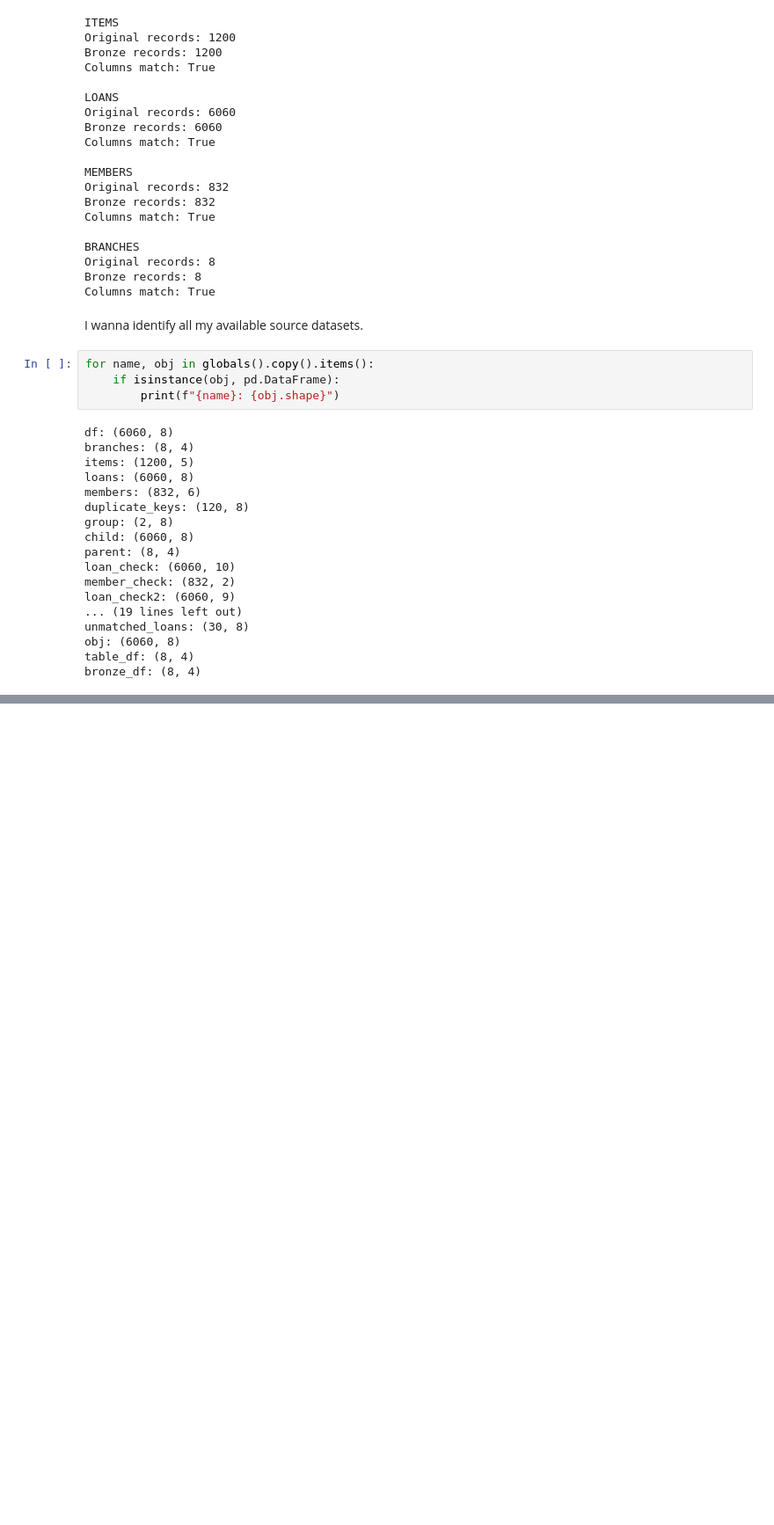
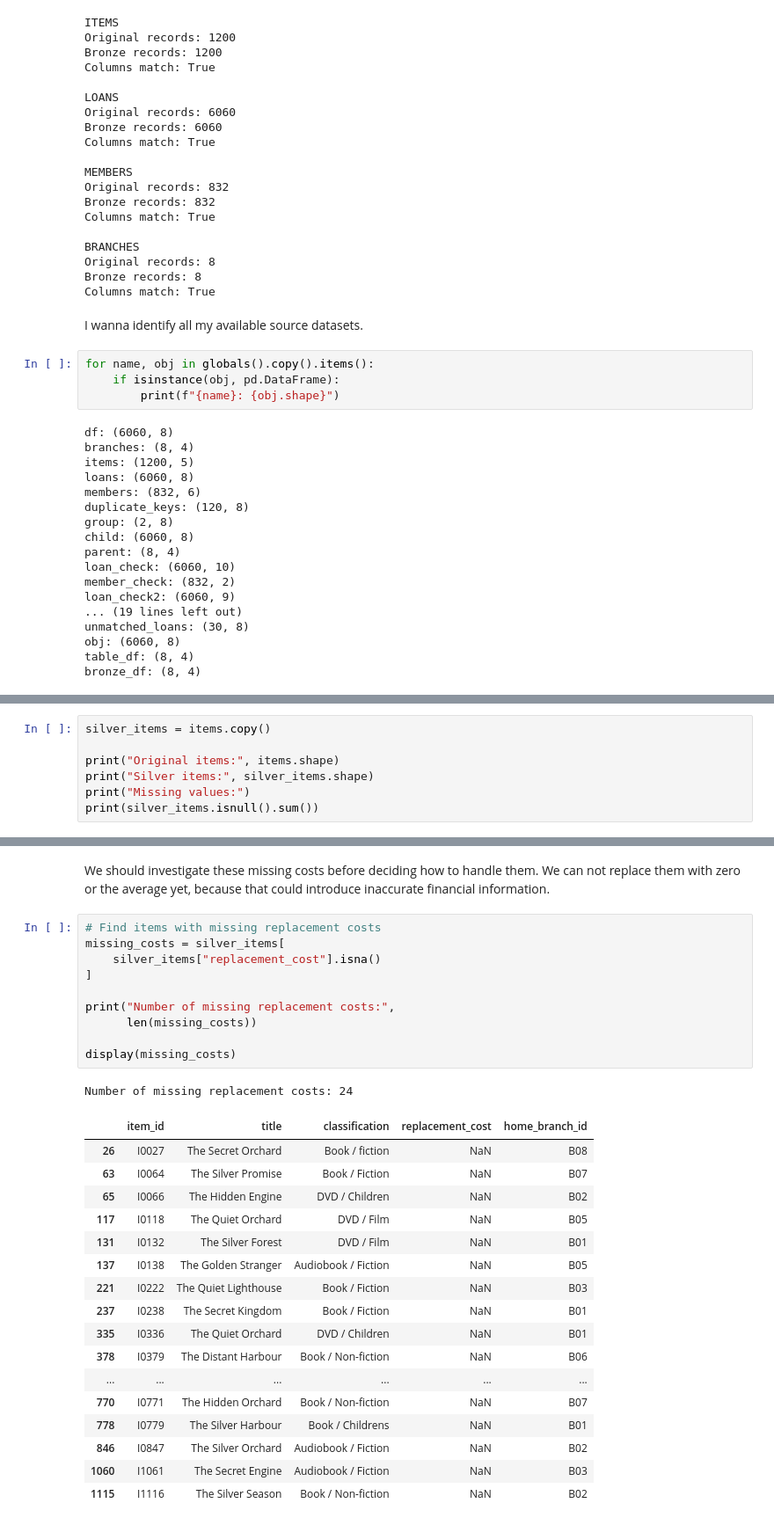
Before and after one commit to WingmanShi/library_data_generator, a Jupyter notebook: Copy_of_library_data_generator.ipynb, the cells around one changed output, grey strips where cells are left out. Shown at 88% size. Saved outputs shown, nothing was run; the diff lists cells and outputs as text; blank space fills up the shorter version.

Commit message:
Add Silver layer items cleaning and validation

```diff
--- a/Copy_of_library_data_generator.ipynb
+++ b/Copy_of_library_data_generator.ipynb
@@ -2492,0 +2512,7 @@ bronze_df: (8, 4)
+# %%
+silver_items = items.copy()
+
+print("Original items:", items.shape)
+print("Silver items:", silver_items.shape)
+print("Missing values:")
+print(silver_items.isnull().sum())
@@ -2492,0 +2529,31 @@ bronze_df: (8, 4)
+# %% [markdown]
+We should investigate these missing costs before deciding how to handle them. We can not replace them with zero or the average yet, because that could introduce inaccurate financial information.
+# %%
+# Find items with missing replacement costs
+missing_costs = silver_items[
+    silver_items["replacement_cost"].isna()
+]
+
+print("Number of missing replacement costs:",
+      len(missing_costs))
+
+display(missing_costs)
+# %% [output]
+Number of missing replacement costs: 24
+|  | item_id | title | classification | replacement_cost | home_branch_id |
+| 26 | I0027 | The Secret Orchard | Book / fiction | NaN | B08 |
+| 63 | I0064 | The Silver Promise | Book / Fiction | NaN | B07 |
+| 65 | I0066 | The Hidden Engine | DVD / Children | NaN | B02 |
+| 117 | I0118 | The Quiet Orchard | DVD / Film | NaN | B05 |
+| 131 | I0132 | The Silver Forest | DVD / Film | NaN | B01 |
+| 137 | I0138 | The Golden Stranger | Audiobook / Fiction | NaN | B05 |
+| 221 | I0222 | The Quiet Lighthouse | Book / Fiction | NaN | B03 |
+| 237 | I0238 | The Secret Kingdom | Book / Fiction | NaN | B01 |
+| 335 | I0336 | The Quiet Orchard | DVD / Children | NaN | B01 |
+| 378 | I0379 | The Distant Harbour | Book / Non-fiction | NaN | B06 |
+| ... | ... | ... | ... | ... | ... |
+| 770 | I0771 | The Hidden Orchard | Book / Non-fiction | NaN | B07 |
+| 778 | I0779 | The Silver Harbour | Book / Childrens | NaN | B01 |
+| 846 | I0847 | The Silver Orchard | Audiobook / Fiction | NaN | B02 |
+| 1060 | I1061 | The Secret Engine | Audiobook / Fiction | NaN | B03 |
+| 1115 | I1116 | The Silver Season | Book / Non-fiction | NaN | B02 |
```
Also changed, not shown: parts of 26 cells of this notebook.
